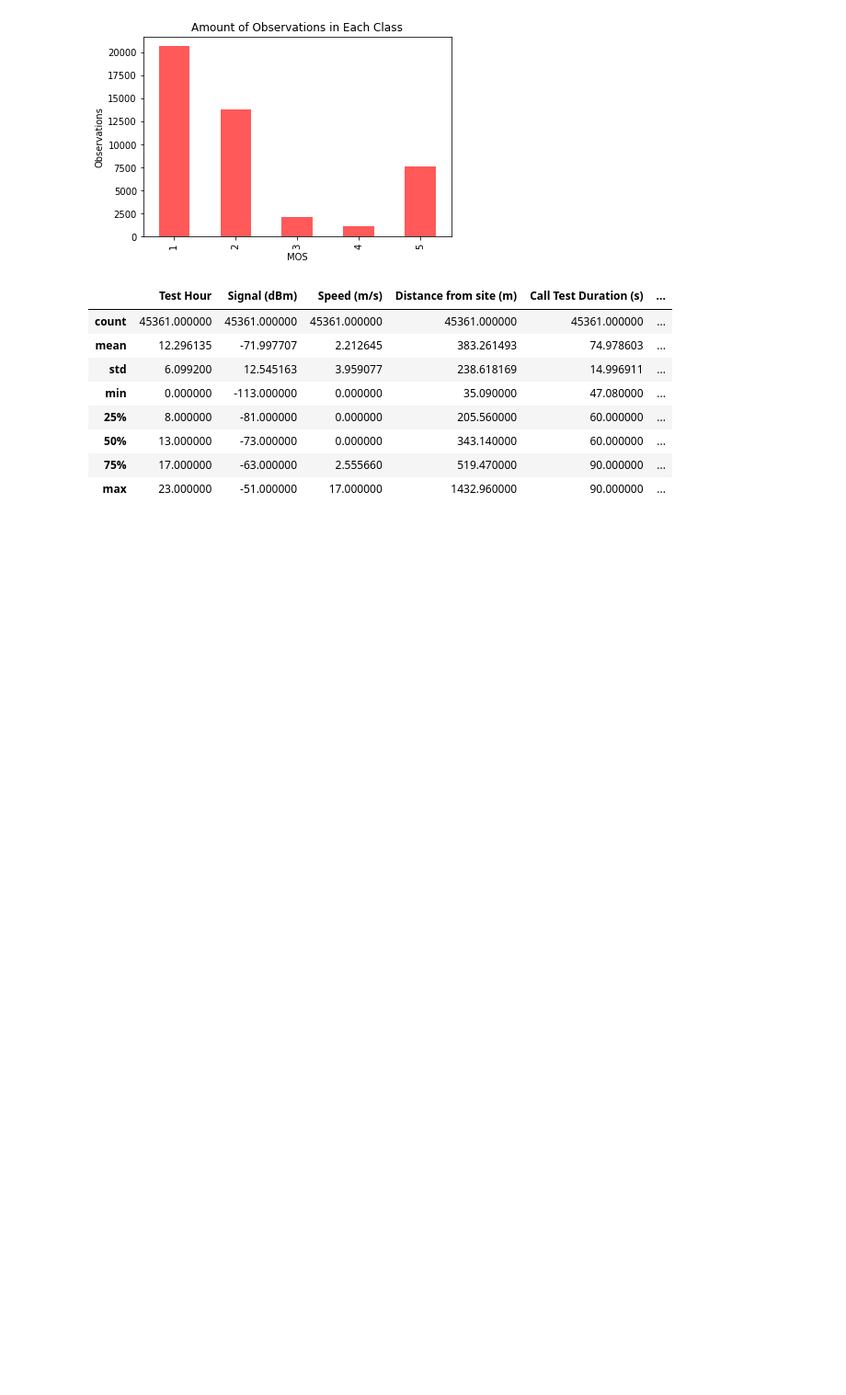
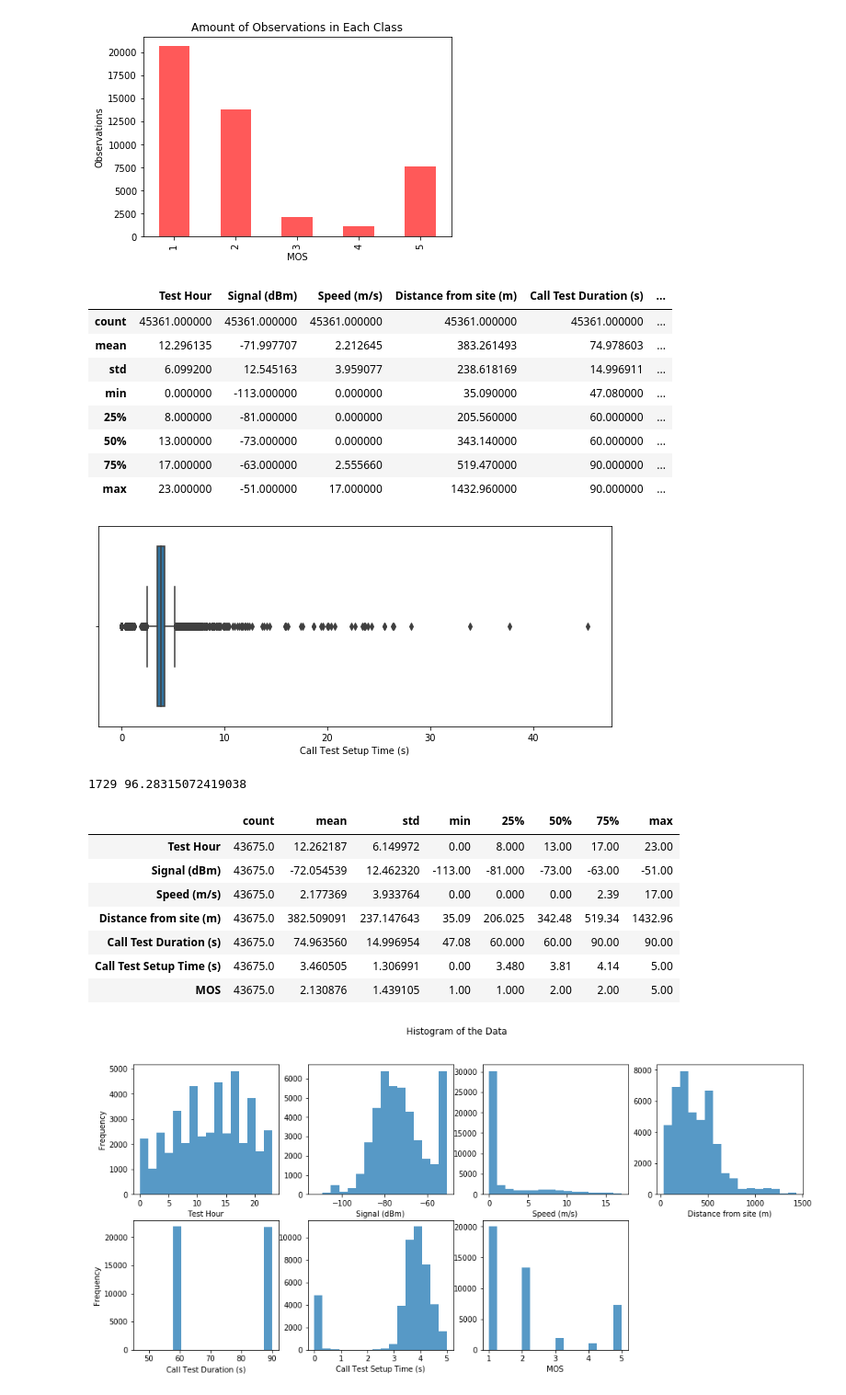
Before and after one commit to ezequiasjunior/ica2019.2, a Jupyter notebook: Homework03/hw03.ipynb, the cells around one changed output. Shown at 92% size. Saved outputs shown, nothing was run; the diff lists cells and outputs as text; code cells hidden in the pictures; blank space fills up the shorter version.

```diff
--- a/Homework03/hw03.ipynb
+++ b/Homework03/hw03.ipynb
@@ -75,0 +74,39 @@ data2 = (data2 - data2.mean()) / data2.std()
+# %%
+# Box plot of the 'Call Test Duration' and Call Test Setup Time:
+fig, ax = plt.subplots(1, 1, figsize=(10, 4))
+# plt.suptitle('Box plot e ECDF')
+sns.boxplot(data2.iloc[:, 5], ax=ax)
+# ax[0].set_xlim(0, 40)
+plt.show()
+
+q = 5
+print((data2.iloc[:,5]>=q).sum(), 100*(data2.iloc[:,5]<=q).sum()/(data2.iloc[:,5].size))
+# quantidade dos >= , porcentagem dos dados que sobram
+
+
+# Removing rows of test setup time > 5 s:
+mask = data2.iloc[:,5] <= 5
+target_data = data2[mask]
+display(target_data.describe().T)
+
+fig, ax = plt.subplots(2, 4, figsize=(16, 7))
+ax = ax.ravel()
+fig.suptitle('Histogram of the Data')
+for i in range(0, 7):
+    ax[i].set_xlabel(target_data.columns[i])
+    ax[0].set_ylabel('Frequency')
+    ax[4].set_ylabel('Frequency')
+    ax[i].hist(target_data.iloc[:, i], bins=16, alpha=.75)
+fig.delaxes(ax[7])
+# %% [output]
+[figure, added]
+1729 96.28315072419038
+|  | count | mean | std | min | 25% | 50% | 75% | max |
+| Test Hour | 43675.0 | 12.262187 | 6.149972 | 0.00 | 8.000 | 13.00 | 17.00 | 23.00 |
+| Signal (dBm) | 43675.0 | -72.054539 | 12.462320 | -113.00 | -81.000 | -73.00 | -63.00 | -51.00 |
+| Speed (m/s) | 43675.0 | 2.177369 | 3.933764 | 0.00 | 0.000 | 0.00 | 2.39 | 17.00 |
+| Distance from site (m) | 43675.0 | 382.509091 | 237.147643 | 35.09 | 206.025 | 342.48 | 519.34 | 1432.96 |
+| Call Test Duration (s) | 43675.0 | 74.963560 | 14.996954 | 47.08 | 60.000 | 60.00 | 90.00 | 90.00 |
+| Call Test Setup Time (s) | 43675.0 | 3.460505 | 1.306991 | 0.00 | 3.480 | 3.81 | 4.14 | 5.00 |
+| MOS | 43675.0 | 2.130876 | 1.439105 | 1.00 | 1.000 | 2.00 | 2.00 | 5.00 |
+[figure, added]
```
Also changed, not shown: parts of 7 cells of this notebook, 1 other file.
